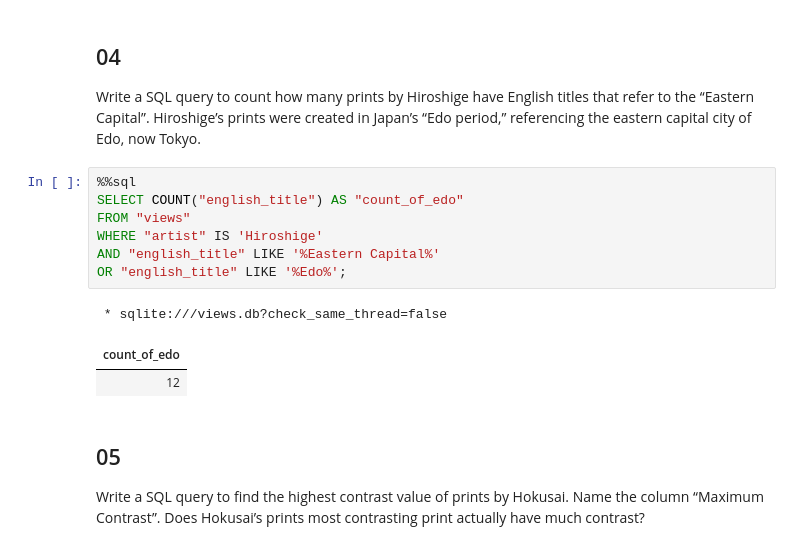
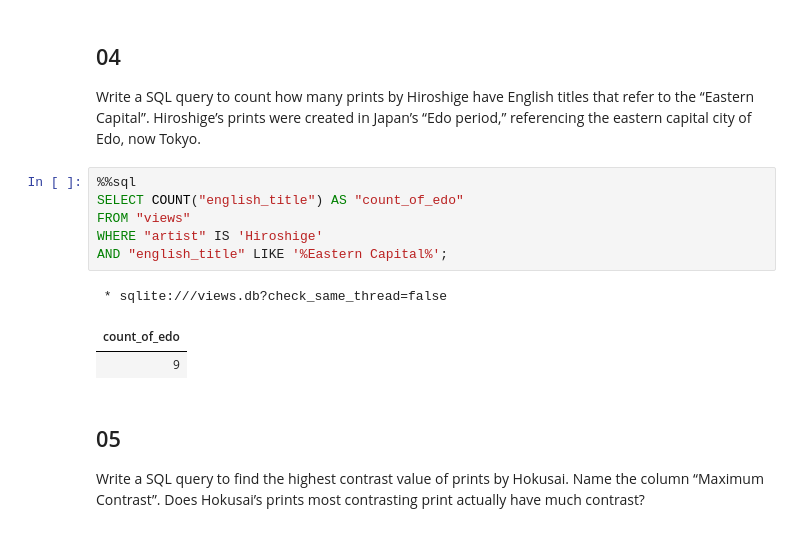
Before and after one commit to jibon-k/CS50sql-Problem-Sets, a Jupyter notebook: Problem Sets/ps0/36_Views/1_all_solutions_36_views.ipynb, the cells around one changed output. Drawn from its saved outputs; the diff is of its cells as text.

```diff
--- a/Problem Sets/ps0/36_Views/1_all_solutions_36_views.ipynb
+++ b/Problem Sets/ps0/36_Views/1_all_solutions_36_views.ipynb
@@ -87,14 +87,13 @@ Write a SQL query to count how many prints by Hiroshige have English titles that
 # %%
 %%sql
 SELECT COUNT("english_title") AS "count_of_edo"
 FROM "views"
 WHERE "artist" IS 'Hiroshige'
-AND "english_title" LIKE '%Eastern Capital%'
-OR "english_title" LIKE '%Edo%';
+AND "english_title" LIKE '%Eastern Capital%';
 # %% [output]
  * sqlite:///views.db?check_same_thread=false
 | count_of_edo |
-| 12 |
+| 9 |
 # %% [markdown]
 ## 05
 Write a SQL query to find the highest contrast value of prints by Hokusai. Name the column “Maximum Contrast”. Does Hokusai’s prints most contrasting print actually have much contrast?
```
Also changed, not shown: parts of 1 cell of this notebook.
